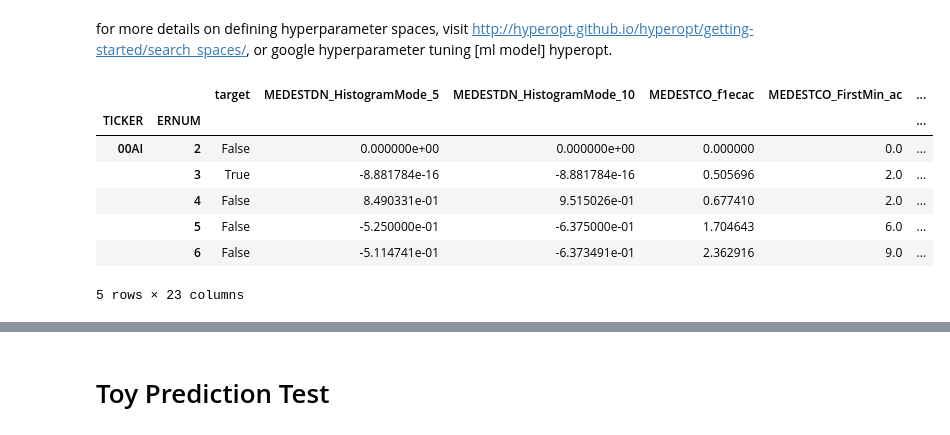
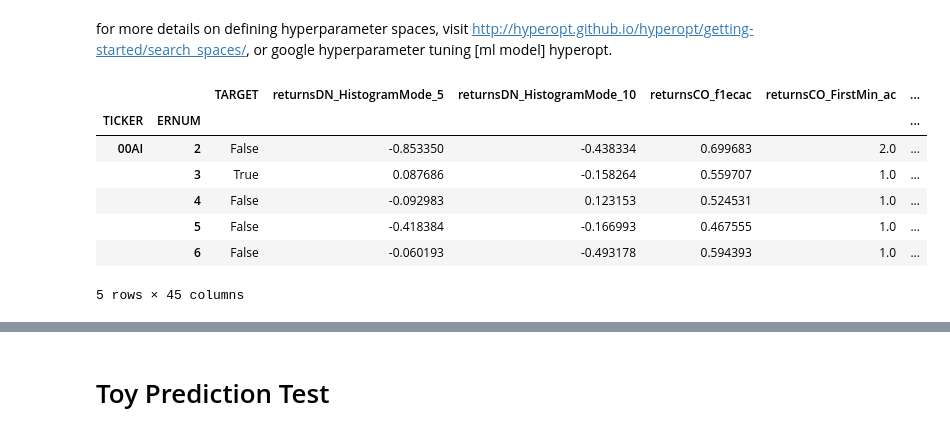
Before and after one commit to layoups/post-earnings-returns, a Jupyter notebook: tsfea_test.ipynb, the cells around one changed output, grey strips where cells are left out. Drawn from its saved outputs; the diff is of its cells as text; code cells hidden in the pictures.

Commit message:
use returns and estimates

```diff
--- a/tsfea_test.ipynb
+++ b/tsfea_test.ipynb
@@ -40,7 +40,7 @@ reconciled_estimates.head()
 # Reconcile Returns
 # %%
 reconciled_returns = tsfea.reconcile_returns_with_earnings(
-    'InitialEstimatesData20182022.csv',
+    'dsf_save3.csv',
     homogenized_earnings
 )
 # %%
@@ -66,7 +74,7 @@ medest_features.head()
 # %%
 return_features = tsfea.extract_features_from_column(
     reconciled_returns,
-    'MEDEST'
+    'returns'
 )
 # %%
 return_features.head()
@@ -100,34 +117,37 @@ target_earnings = homogenized_earnings.droplevel(
     append=True
 ).sort_index()
 
-target_earnings["target"] = pd.to_numeric((target_earnings.PostPRC / target_earnings.PrePRC - 1) >= 0)
+target_earnings["TARGET"] = pd.to_numeric((target_earnings.PostPRC / target_earnings.PrePRC - 1) >= 0)
 target_earnings = pd.DataFrame(
         target_earnings.loc[
         :,
-        "target"
+        "TARGET"
     ]
 )
 # %%
 df = target_earnings.join(
+    return_features,
+    how='inner'
+).join(
     medest_features,
     how='inner'
 ).groupby(
     level=[0, 1]
 ).fillna(
     method='ffill'
 ).fillna(
     0
 )
 df.head()
 # %% [output]
-|  |  | target | MEDESTDN_HistogramMode_5 | MEDESTDN_HistogramMode_10 | MEDESTCO_f1ecac | MEDESTCO_FirstMin_ac | ... |
+|  |  | TARGET | returnsDN_HistogramMode_5 | returnsDN_HistogramMode_10 | returnsCO_f1ecac | returnsCO_FirstMin_ac | ... |
 | TICKER | ERNUM |  |  |  |  |  | ... |
-| 00AI | 2 | False | 0.000000e+00 | 0.000000e+00 | 0.000000 | 0.0 | ... |
-|  | 3 | True | -8.881784e-16 | -8.881784e-16 | 0.505696 | 2.0 | ... |
-|  | 4 | False | 8.490331e-01 | 9.515026e-01 | 0.677410 | 2.0 | ... |
-|  | 5 | False | -5.250000e-01 | -6.375000e-01 | 1.704643 | 6.0 | ... |
-|  | 6 | False | -5.114741e-01 | -6.373491e-01 | 2.362916 | 9.0 | ... |
+| 00AI | 2 | False | -0.853350 | -0.438334 | 0.699683 | 2.0 | ... |
+|  | 3 | True | 0.087686 | -0.158264 | 0.559707 | 1.0 | ... |
+|  | 4 | False | -0.092983 | 0.123153 | 0.524531 | 1.0 | ... |
+|  | 5 | False | -0.418384 | -0.166993 | 0.467555 | 1.0 | ... |
+|  | 6 | False | -0.060193 | -0.493178 | 0.594393 | 1.0 | ... |
-5 rows × 23 columns
+5 rows × 45 columns
 # %%
 (
     X_train,
```
Also changed, not shown: parts of 6 cells of this notebook, 2 other files.
